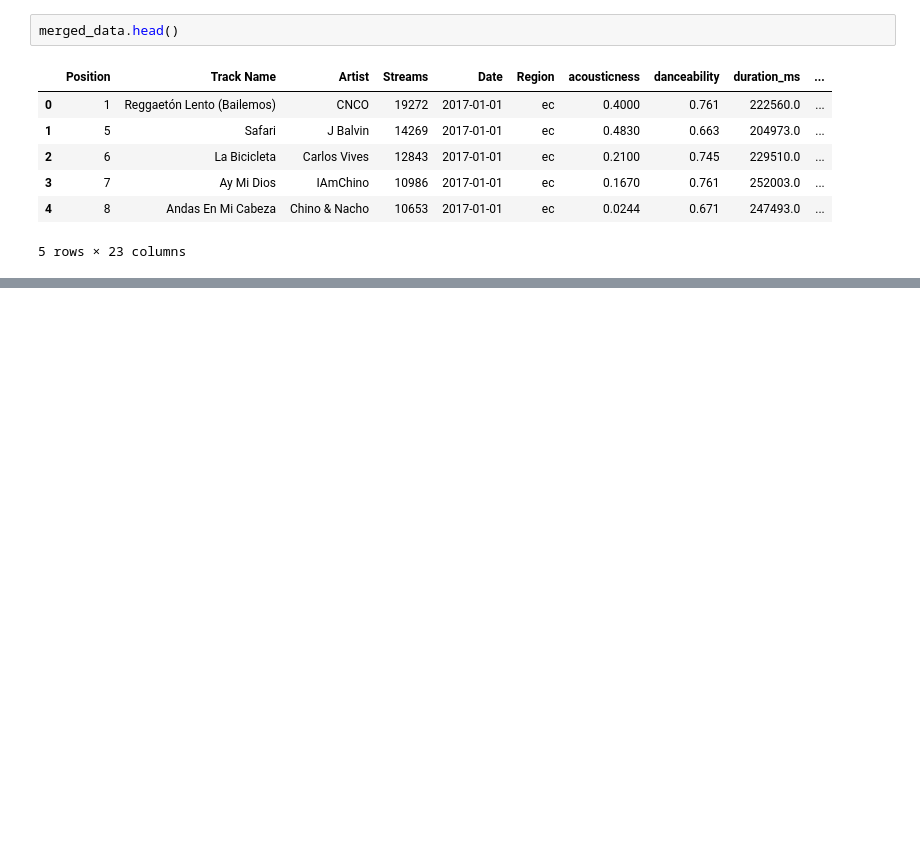
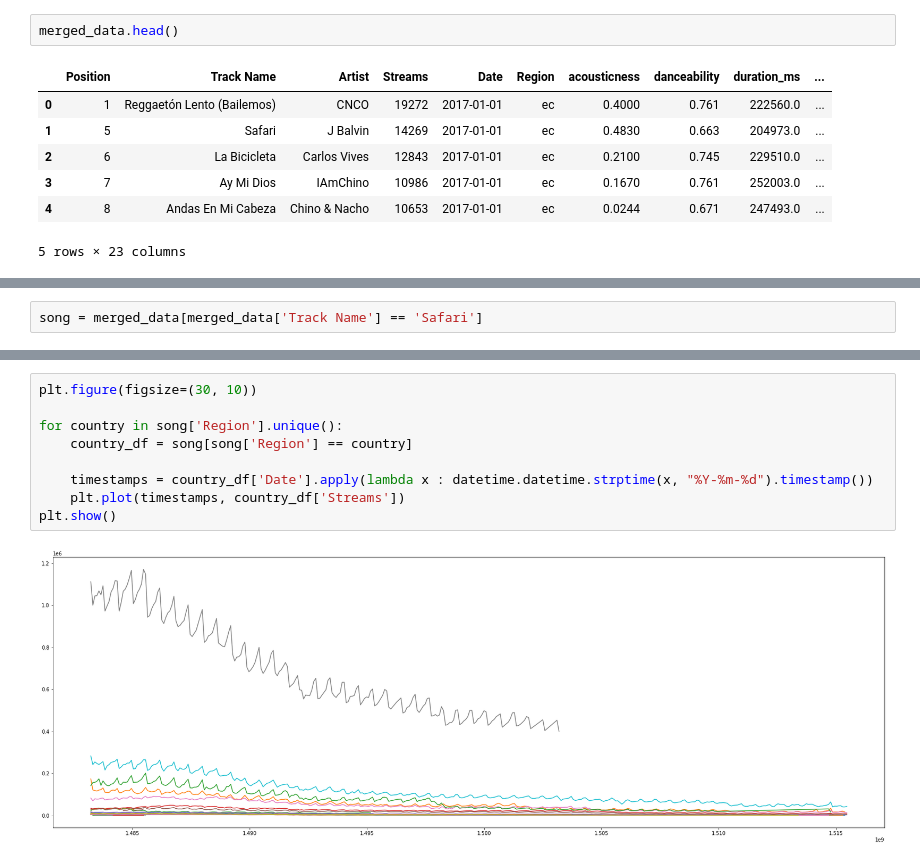
Before and after one commit to pgigioli/music_ml, a Jupyter notebook: recommendation/data_exploration.ipynb, the cells around one changed output, grey strips where cells are left out. Cells and saved outputs as stored; diff of their text form; blank space fills up the shorter version.

Commit message:
visualizations

```diff
--- a/recommendation/data_exploration.ipynb
+++ b/recommendation/data_exploration.ipynb
@@ -65,0 +71,2 @@ merged_data.head()
+# %%
+song = merged_data[merged_data['Track Name'] == 'Safari']
@@ -65,0 +89,11 @@ merged_data.head()
+# %%
+plt.figure(figsize=(30, 10))
+
+for country in song['Region'].unique():
+    country_df = song[song['Region'] == country]
+
+    timestamps = country_df['Date'].apply(lambda x : datetime.datetime.strptime(x, "%Y-%m-%d").timestamp())
+    plt.plot(timestamps, country_df['Streams'])
+plt.show()
+# %% [output]
+[figure, added]
```
Also changed, not shown: parts of 3 cells of this notebook.
